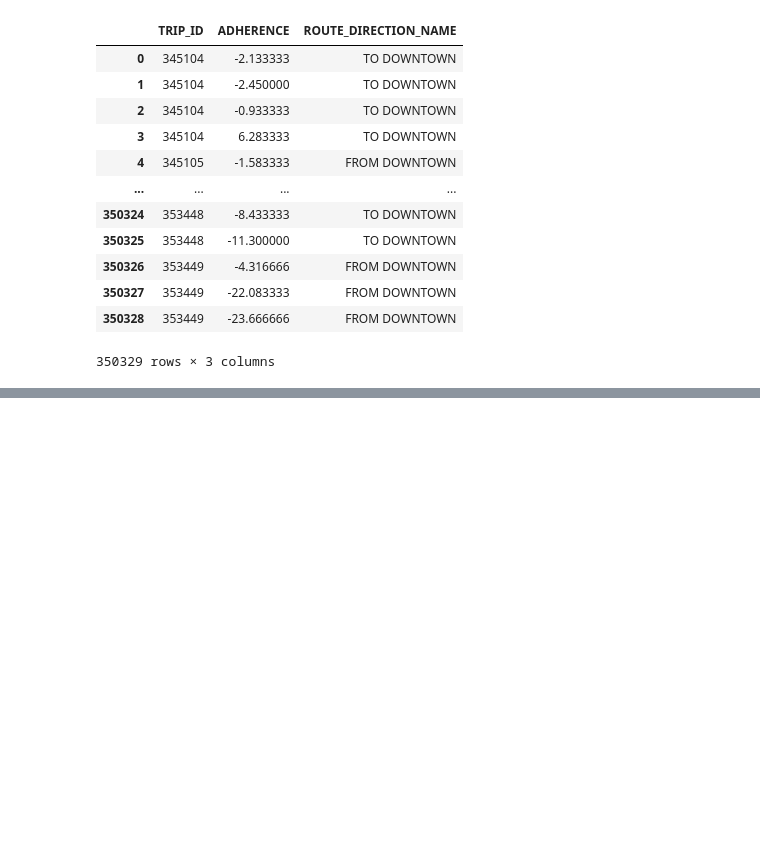
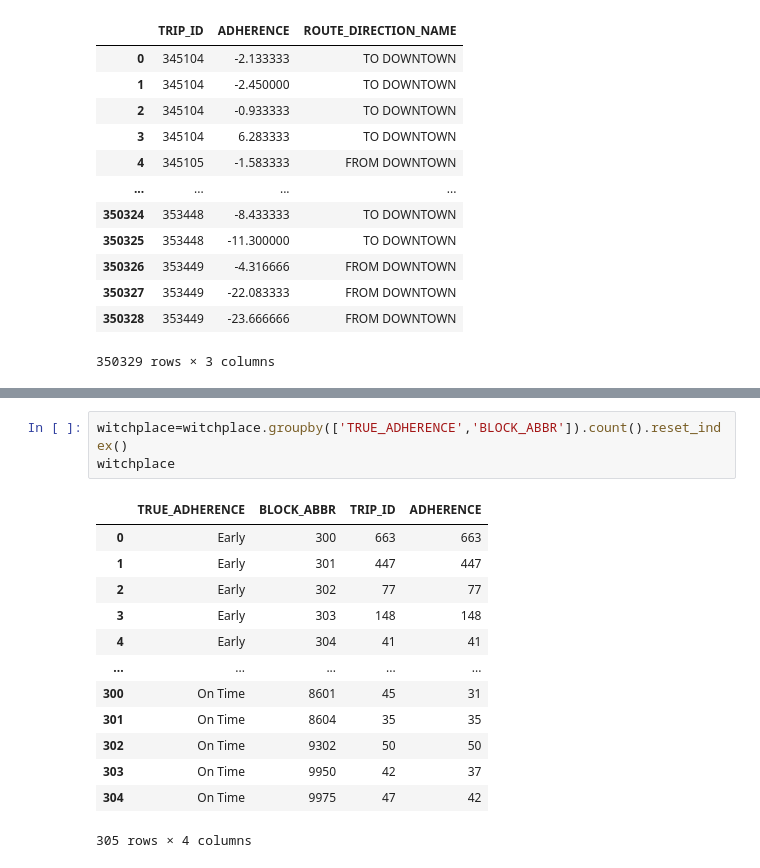
Before and after one commit to NewForce-Cohort-11-Data/wego-good-wheel-hunting, a Jupyter notebook: notebooks/WeGo Data Introduction.ipynb, the cells around one changed output, grey strips where cells are left out. Drawn from its saved outputs; the diff is of its cells as text; blank space fills up the shorter version.

```diff
--- a/notebooks/WeGo Data Introduction.ipynb
+++ b/notebooks/WeGo Data Introduction.ipynb
@@ -292,0 +381,17 @@ See the caveats in the documentation: https://pandas.pydata.org/pandas-docs/stab
+# %%
+witchplace=witchplace.groupby(['TRUE_ADHERENCE','BLOCK_ABBR']).count().reset_index()
+witchplace
+# %% [output]
+|  | TRUE_ADHERENCE | BLOCK_ABBR | TRIP_ID | ADHERENCE |
+| 0 | Early | 300 | 663 | 663 |
+| 1 | Early | 301 | 447 | 447 |
+| 2 | Early | 302 | 77 | 77 |
+| 3 | Early | 303 | 148 | 148 |
+| 4 | Early | 304 | 41 | 41 |
+| ... | ... | ... | ... | ... |
+| 300 | On Time | 8601 | 45 | 31 |
+| 301 | On Time | 8604 | 35 | 35 |
+| 302 | On Time | 9302 | 50 | 50 |
+| 303 | On Time | 9950 | 42 | 37 |
+| 304 | On Time | 9975 | 47 | 42 |
+305 rows × 4 columns
```
Also changed, not shown: parts of 10 cells of this notebook.
